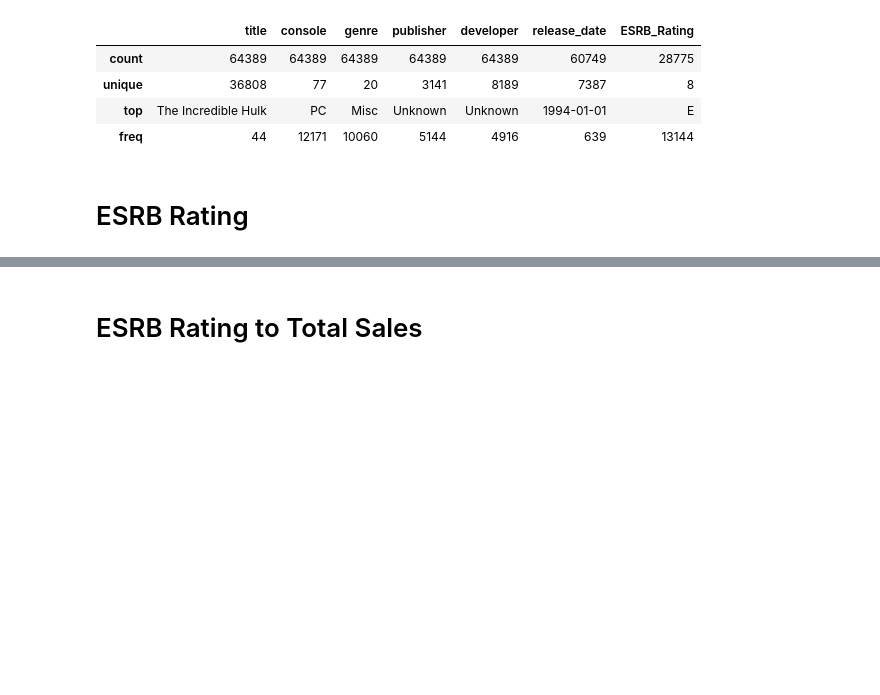
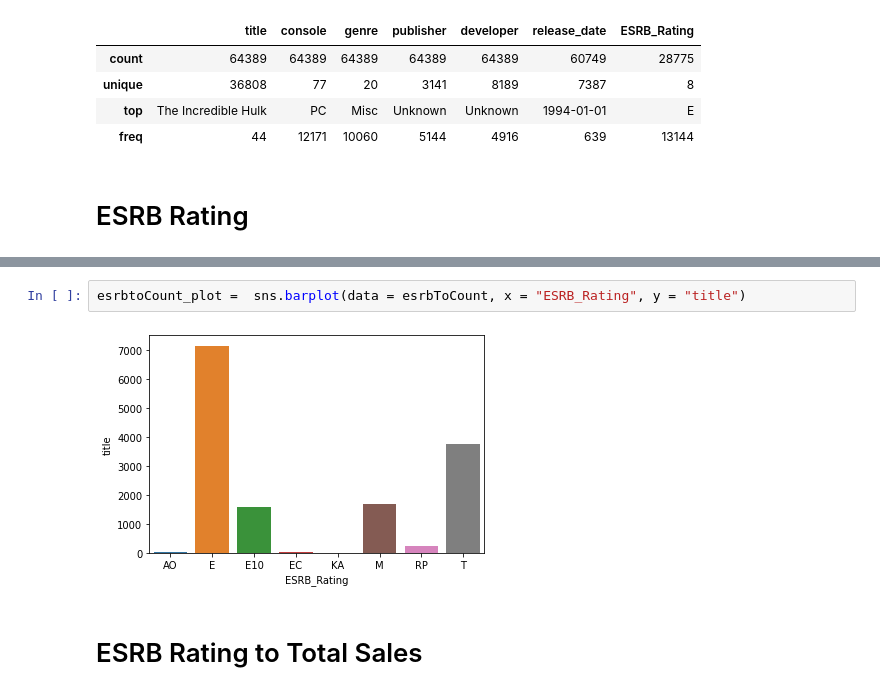
Before and after one commit to Secade/DATASCI-Video-Game-Sales, a Jupyter notebook: Video Game Sales EDA.ipynb, the cells around one changed output, grey strips where cells are left out. Drawn from its saved outputs; the diff is of its cells as text; blank space fills up the shorter version.

```diff
--- a/Video Game Sales EDA.ipynb
+++ b/Video Game Sales EDA.ipynb
@@ -233,6 +235,10 @@ esrbToCount
 | 5 | M | 1703 |
 | 6 | RP | 229 |
 | 7 | T | 3767 |
+# %%
+esrbtoCount_plot =  sns.barplot(data = esrbToCount, x = "ESRB_Rating", y = "title")
+# %% [output]
+[figure, added]
 # %% [markdown]
 # ESRB Rating to Total Sales
 # %%
```
Also changed, not shown: parts of 3 cells of this notebook.
